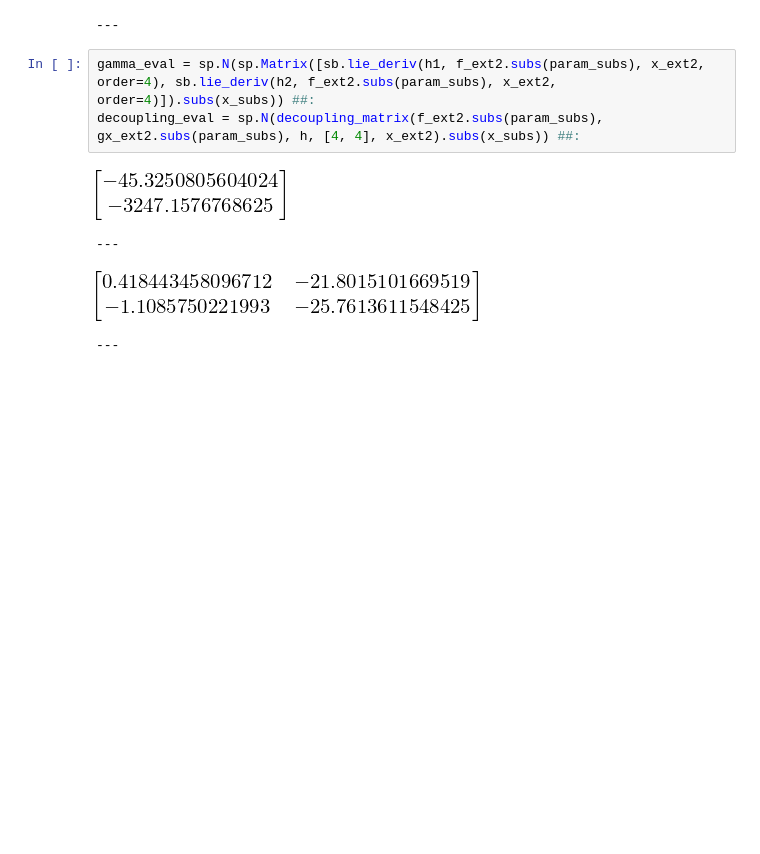
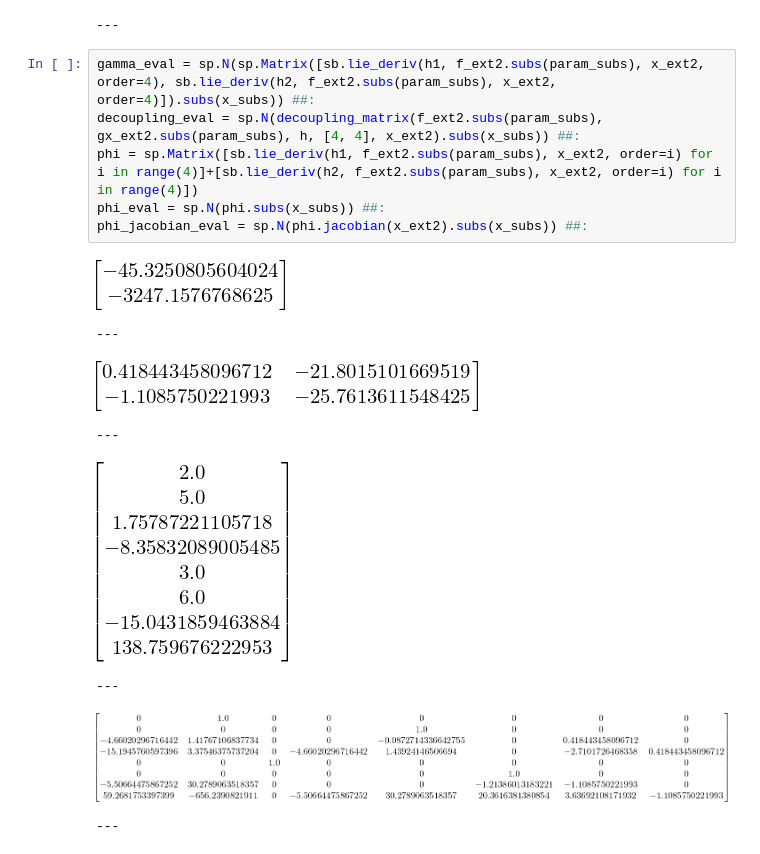
Before and after one commit to Rojetto/helicopter_thesis_code, a Jupyter notebook: scripts/nonlinear_analysis.ipynb, the cells around one changed output. Saved outputs shown, nothing was run; the diff lists cells and outputs as text; blank space fills up the shorter version.

```diff
--- a/scripts/nonlinear_analysis.ipynb
+++ b/scripts/nonlinear_analysis.ipynb
@@ -218,8 +222,15 @@ f_jac_eval = sp.N(f_ext2.jacobian(x_ext2).subs(param_subs).subs(x_subs)) ##:
 # %%
 gamma_eval = sp.N(sp.Matrix([sb.lie_deriv(h1, f_ext2.subs(param_subs), x_ext2, order=4), sb.lie_deriv(h2, f_ext2.subs(param_subs), x_ext2, order=4)]).subs(x_subs)) ##:
 decoupling_eval = sp.N(decoupling_matrix(f_ext2.subs(param_subs), gx_ext2.subs(param_subs), h, [4, 4], x_ext2).subs(x_subs)) ##:
+phi = sp.Matrix([sb.lie_deriv(h1, f_ext2.subs(param_subs), x_ext2, order=i) for i in range(4)]+[sb.lie_deriv(h2, f_ext2.subs(param_subs), x_ext2, order=i) for i in range(4)])
+phi_eval = sp.N(phi.subs(x_subs)) ##:
+phi_jacobian_eval = sp.N(phi.jacobian(x_ext2).subs(x_subs)) ##:
 # %% [output]
 [figure]
 ---
 [figure]
 ---
+[figure, added]
+---
+[figure, added]
+---
```
Also changed, not shown: parts of 4 cells of this notebook, 6 other files.
